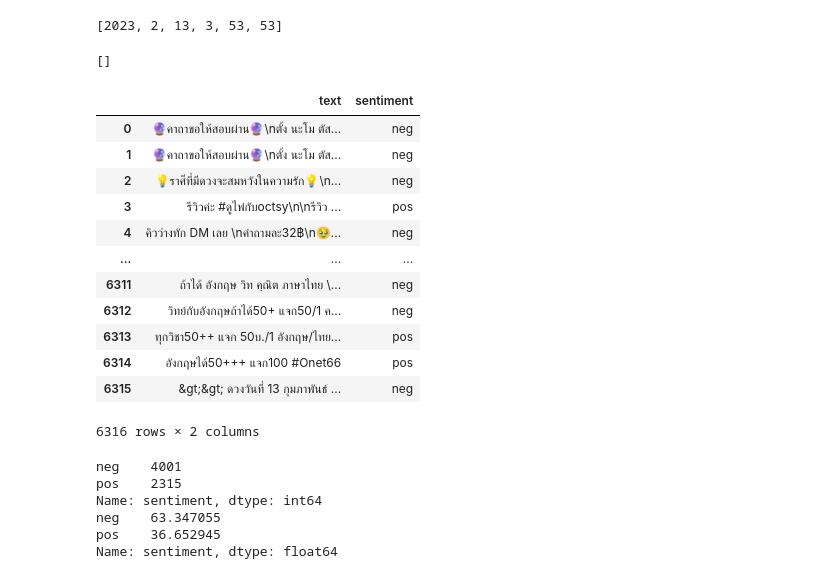
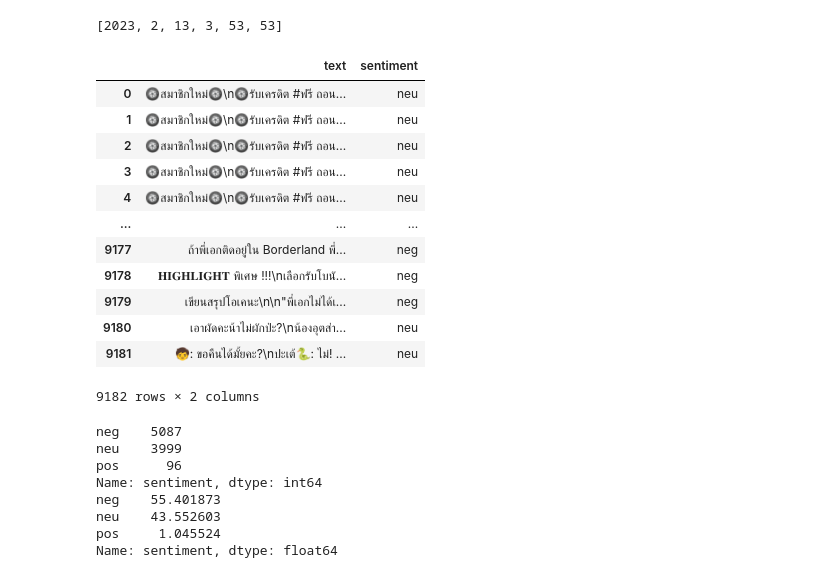
Before and after one commit to sirasit-kmutnb/Software-Development-II, a Jupyter notebook: TwitterKeeper/testMethod.ipynb, the cells around one changed output. Drawn from its saved outputs; the diff is of its cells as text; code cells hidden in the pictures.

```diff
--- a/TwitterKeeper/testMethod.ipynb
+++ b/TwitterKeeper/testMethod.ipynb
@@ -190,7 +190,7 @@ class SentimentAnalyze(PullTweetsData):
         new_pred = self.__model.predict(new_bag_of_word)
         return new_pred[0]
 
-class main(PullTweetsData):
+class main():
     def __init__(self):
         self.find_top_word = FindTopWord()
         self.sentiment_analyze = SentimentAnalyze()
@@ -201,7 +201,7 @@ class main(PullTweetsData):
         return self.pull_tweets.find_multi(author,keyword,hashtag,location,text,fromTime,toTime)
 
     def tweets_find_top_word(self,author="",keyword="",hashtag="",location="",text="",fromTime="",toTime=""):
-        tweets_list = self.prepared_Text(self.load_sample_tweets(author,keyword,hashtag,location,text,fromTime,toTime))
+        tweets_list = self.pull_tweets.prepared_Text(self.load_sample_tweets(author,keyword,hashtag,location,text,fromTime,toTime))
         return self.find_top_word.MostWordFinder(tweets_list)
 
     def tweets_sentiment_analyzer(self,author="",keyword="",hashtag="",location="",text="",fromTime="",toTime=""):
@@ -216,5 +216,5 @@ class main(PullTweetsData):
 
 TweetsCounter = main()
 # %%
-TweetsCounter.load_sample_tweets(keyword="#Onet66",fromTime="2023.2.13.3.53.53",toTime="2024.2.13.3.53.53")
+TweetsCounter.load_sample_tweets(keyword="#Onet66",fromTime="2023.2.13.0.0.0",toTime="2023.2.14.3.53.53")
 # %% [output]
@@ -224,28 +240,26 @@ TweetsCounter.splittime("2023.2.13.3.53.53")
 # %% [output]
 [2023, 2, 13, 3, 53, 53]
 # %%
-TweetsCounter.find_multi("","","","Bangkok","","2023.2.13.3.24.45","2024.2.13.3.24.45")
+TweetsCounter.pull_tweets.find_multi("","","","Bangkok","","2023.2.13.3.24.45","2024.2.13.3.24.45")
-# %% [output]
-[]
 # %%
 from IPython.display import display,HTML
 
-df = TweetsCounter.tweets_sentiment_analyzer(keyword="#Onet66",fromTime="2023.2.12.00.00.00",toTime="2024.2.13.11.00.00")
+df = TweetsCounter.tweets_sentiment_analyzer(text="",keyword="#ใส่นัวแฟมิลี่",fromTime="2023.2.13.0.0.0",toTime="2024.2.14.3.53.53")
 df
 # %% [output]
 |  | text | sentiment |
-| 0 | 🔮คาถาขอให้สอบผ่าน🔮\nตั้ง นะโม ตัส... | neg |
-| 1 | 🔮คาถาขอให้สอบผ่าน🔮\nตั้ง นะโม ตัส... | neg |
-| 2 | 💡ราศีที่มีดวงจะสมหวังในความรัก💡\n... | neg |
-| 3 | รีวิวค่ะ #ดูไพ่กับoctsy\n\nรีวิว ... | pos |
-| 4 | คิวว่างทัก DM เลย \nคำถามละ32฿\n🥹... | neg |
+| 0 | 🛞สมาชิกใหม่🛞\n🛞รับเครดิต #ฟรี ถอน... | neu |
+| 1 | 🛞สมาชิกใหม่🛞\n🛞รับเครดิต #ฟรี ถอน... | neu |
+| 2 | 🛞สมาชิกใหม่🛞\n🛞รับเครดิต #ฟรี ถอน... | neu |
+| 3 | 🛞สมาชิกใหม่🛞\n🛞รับเครดิต #ฟรี ถอน... | neu |
+| 4 | 🛞สมาชิกใหม่🛞\n🛞รับเครดิต #ฟรี ถอน... | neu |
 | ... | ... | ... |
-| 6311 | ถ้าได้ อังกฤษ วิท คฺณิต ภาษาไทย \... | neg |
-| 6312 | วิทย์กับอังกฤษถ้าได้50+ แจก50/1 ค... | neg |
-| 6313 | ทุกวิชา50++ แจก 50บ./1 อังกฤษ/ไทย... | pos |
-| 6314 | อังกฤษได้50+++ แจก100 #Onet66 | pos |
-| 6315 | &gt;&gt; ดวงวันที่ 13 กุมภาพันธ์ ... | neg |
+| 9177 | ถ้าพี่เอกติดอยู่ใน Borderland พี่... | neg |
+| 9178 | 𝐇𝐈𝐆𝐇𝐋𝐈𝐆𝐇𝐓 พิเศษ !!!\nเลือกรับโบนั... | neg |
+| 9179 | เขียนสรุปโอเคนะ\n\n"พี่เอกไม่ได้เ... | neg |
+| 9180 | เอาผัดคะน้าไม่ผักป่ะ?\nน้องอุตส่า... | neu |
+| 9181 | 🧒: ขอคืนได้มั้ยคะ?\nปะเต้🐍: ไม่! ... | neu |
-6316 rows × 2 columns
+9182 rows × 2 columns
 # %%
 import pandas as pd
 import plotly.express as px
@@ -264,11 +278,13 @@ fig = px.pie(sentiment_percentages, values=sentiment_percentages.values,
 # Show the chart
 fig.show()
 # %% [output]
-neg    4001
-pos    2315
+neg    5087
+neu    3999
+pos      96
 Name: sentiment, dtype: int64
-neg    63.347055
-pos    36.652945
+neg    55.401873
+neu    43.552603
+pos     1.045524
 Name: sentiment, dtype: float64
 # %%
 pip install plotly-express
```
Also changed, not shown: parts of 7 cells of this notebook, 3 other files.
